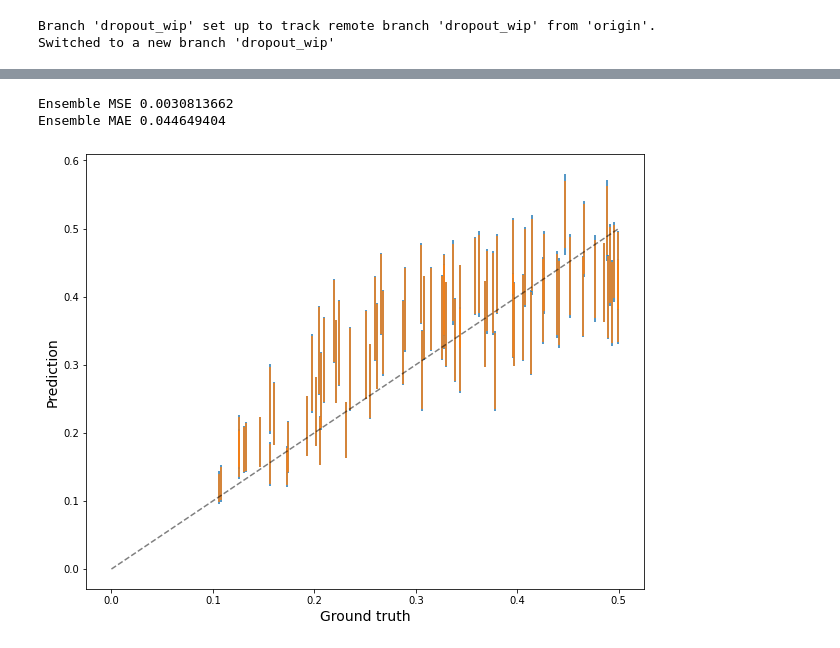
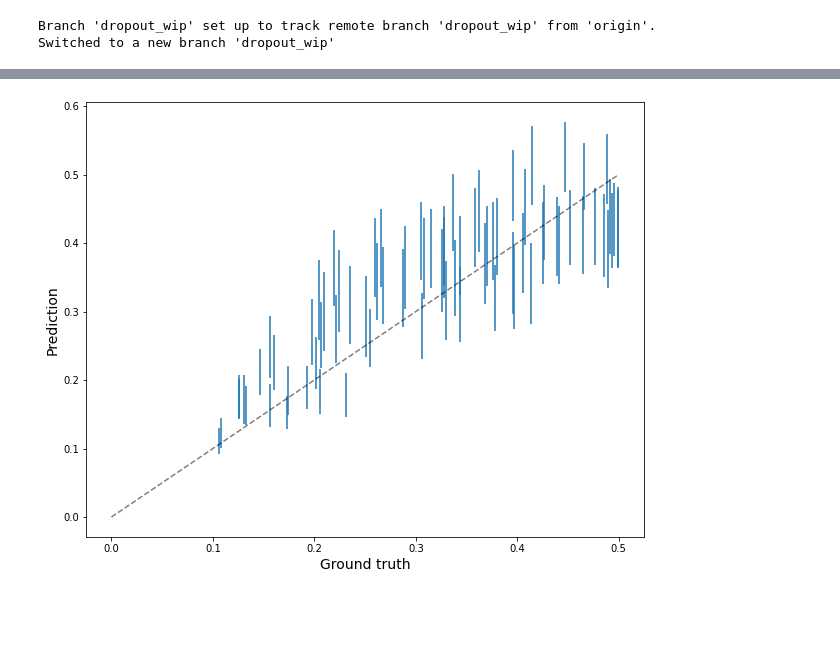
Before and after one commit to adammoss/bnn_hmc, a Jupyter notebook: results/CMD_MCD_lenet_64_01.ipynb, the cells around one changed output, grey strips where cells are left out. Cells and saved outputs as stored; diff of their text form; code cells hidden in the pictures; blank space fills up the shorter version.

```diff
--- a/results/CMD_MCD_lenet_64_01.ipynb
+++ b/results/CMD_MCD_lenet_64_01.ipynb
@@ -142,12 +131,0 @@ Continuing the run from the last saved checkpoint
-# %%
-predictions = []
-errors = []
-for i, root in enumerate(glob.glob('/content/runs/sgd/cmd/*/predictions*npy')):
-  data = np.load(root.replace('predictions', 'test_set'))
-  prediction = np.load(root)
-  metrics = np.load(root.replace('predictions', 'metrics'), allow_pickle=True)
-  print(metrics)
-  predictions.append(prediction[0,:,0])
-  errors.append(prediction[0,:,1])
-predictions = np.array(predictions)
-errors = np.array(errors)
@@ -170,16 +132,14 @@ diffs = mean_predictions - data[0,:,0]
-# %%
-print('Ensemble MSE', np.mean(diffs**2))
-print('Ensemble MAE', np.mean(np.abs(diffs)))
-# %% [output]
-Ensemble MSE 0.0030813662
-Ensemble MAE 0.044649404
+# %%
+for i, root in enumerate(glob.glob('/content/runs/sgd/cmd/*/test_set*npy')):
+  data = np.load(root)
+for i, root in enumerate(glob.glob('/content/runs/sgd/cmd/*/ensemble_predictions*npy')):
+  ensemble_predictions = np.load(root)
 # %%
 plt.figure(figsize=(10,8))
-plt.errorbar(data[0,::10,0], mean_predictions[::10], total_errors[::10],  ls='none')
-plt.errorbar(data[0,::10,0], mean_predictions[::10], mean_errors[::10],  ls='none')
+plt.errorbar(data[0,::10,0], ensemble_predictions[0,::10,0], ensemble_predictions[0,::10,1],  ls='none')
 plt.plot(np.linspace(0,0.5,10), np.linspace(0,0.5,10), linestyle='--', color='black', alpha=0.5)
 plt.xlabel('Ground truth', fontsize=14)
 plt.ylabel('Prediction', fontsize=14)
 plt.show()
 # %% [output]
-[figure, old version]
+[figure, new version]
```
Also changed, not shown: parts of 8 cells of this notebook.
